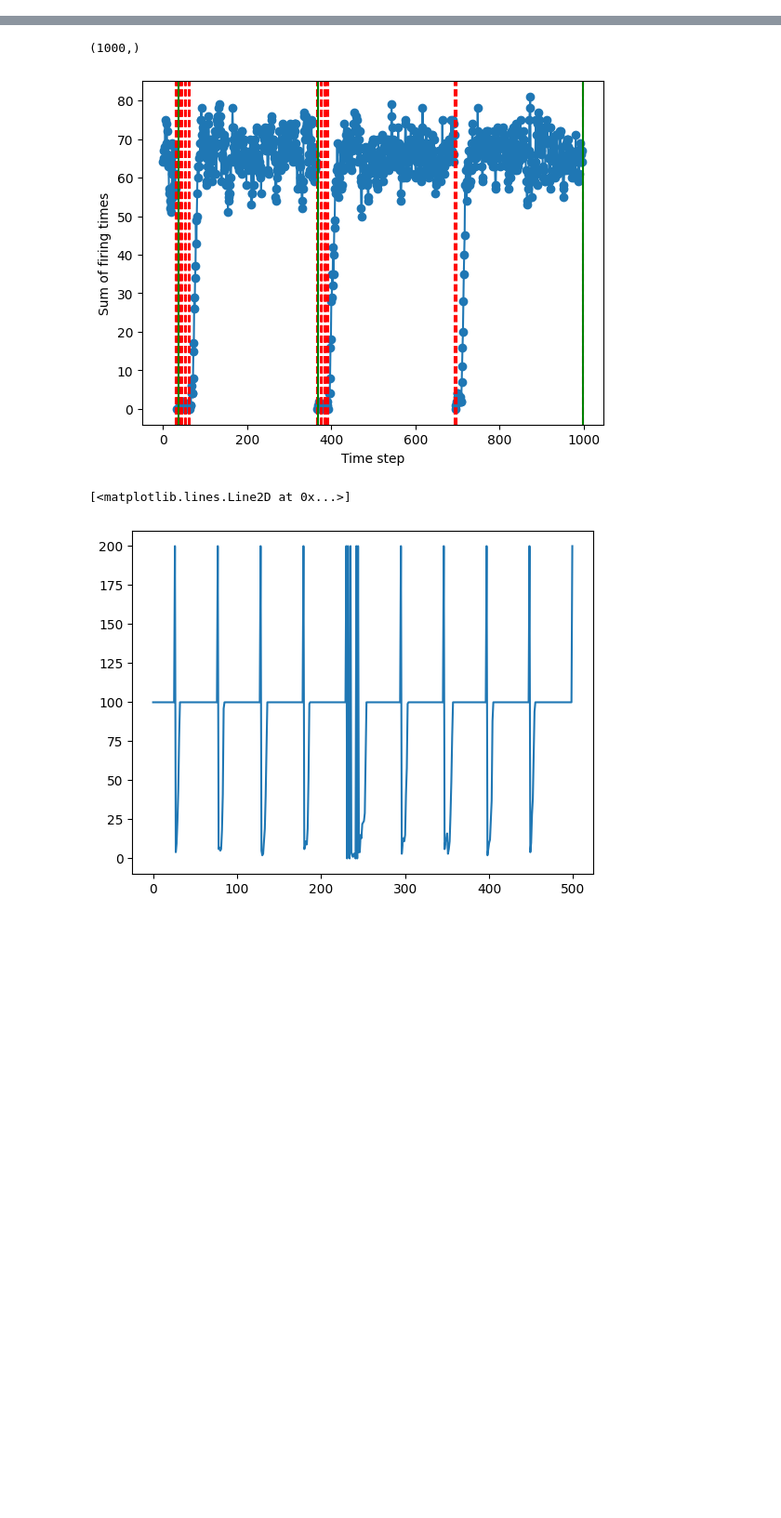
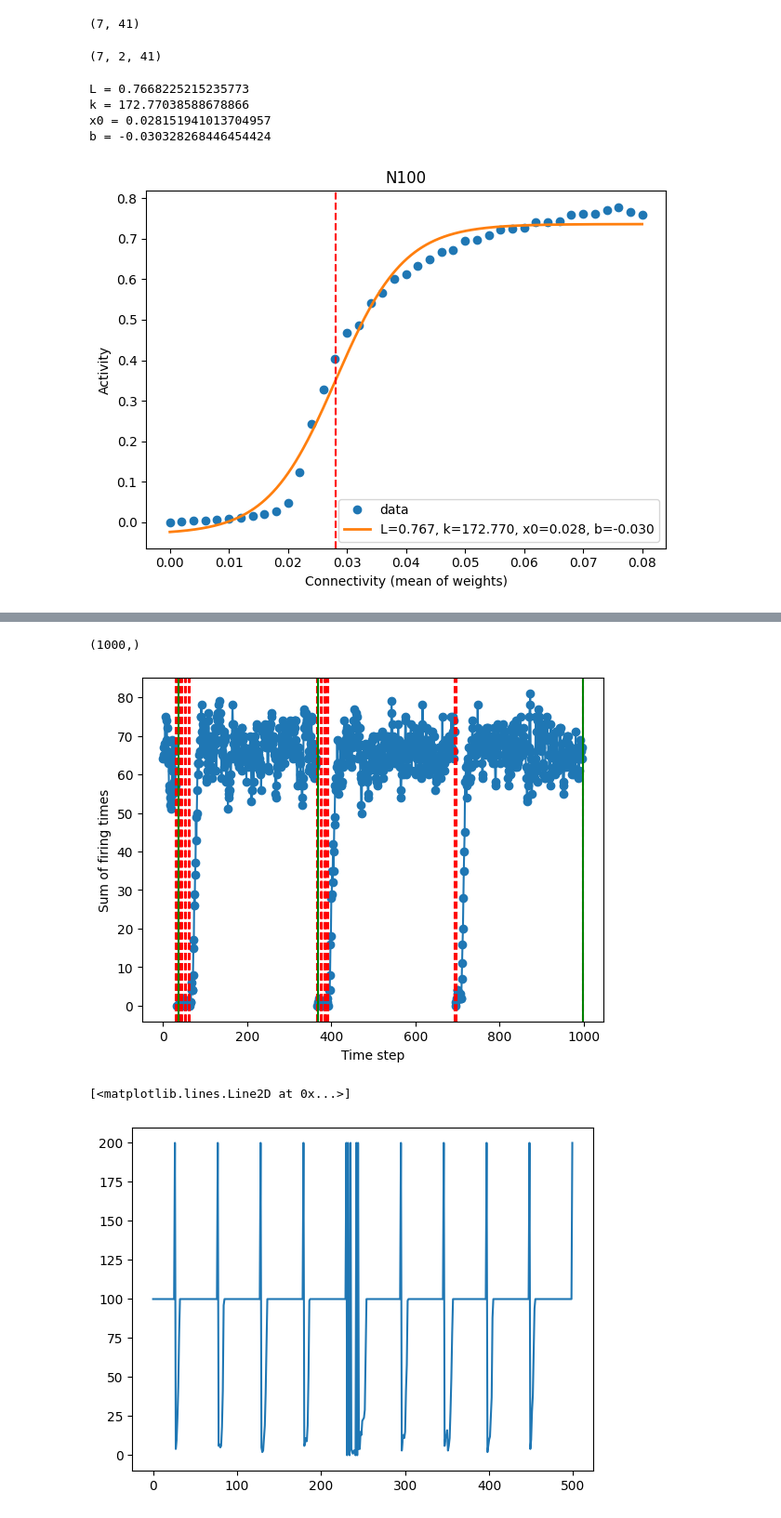
Before and after one commit to hhsherlock/self_organized_criticality, a Jupyter notebook: analysis.ipynb, the cells around one changed output, grey strips where cells are left out. Shown at 93% size. Cells and saved outputs as stored; diff of their text form; code cells hidden in the pictures; blank space fills up the shorter version.

```diff
--- a/analysis.ipynb
+++ b/analysis.ipynb
@@ -19,0 +24,20 @@ dict_keys(['lamb', 'connectivity', 'fire_data', 'initial_connectivity'])
+# %%
+all_test = []
+for i in params:
+    with open(f"/Users/compneuro1/Documents/projects/SOC/static/K_list_N{i}.pkl", "rb") as f:
+        test_new= pickle.load(f)
+        all_test.append(test_new)
+
+Ks_list = []
+As_list = []
+for i in range(len(all_test)):
+    Ks_list.append(all_test[i]["ave_Ks"])
+    As_list.append(all_test[i]["ave_As"])
+
+
+Ks_list = np.array(Ks_list)
+As_list = np.array(As_list)
+# %%
+As_list.shape
+# %% [output]
+(7, 41)
@@ -19,0 +46,50 @@ dict_keys(['lamb', 'connectivity', 'fire_data', 'initial_connectivity'])
+# %%
+both_lists.shape
+# %% [output]
+(7, 2, 41)
+# %%
+from scipy.optimize import curve_fit
+
+x = test['ave_Ks']
+y = test['ave_As']
+
+# Logistic sigmoid
+def sigmoid(x, L, k, x0, b):
+    return L / (1 + np.exp(-k * (x - x0))) + b
+
+# Initial guess
+p0 = [0.8, 300, 0.014, 0]
+
+# Fit
+params, _ = curve_fit(sigmoid, x, y, p0=p0)
+
+L, k, x0, b = params
+
+print("L =", L)
+print("k =", k)
+print("x0 =", x0)
+print("b =", b)
+
+# Smooth curve
+x_fit = np.linspace(min(x), max(x), 500)
+y_fit = sigmoid(x_fit, *params)
+
+plt.plot(x, y, 'o', label='data')
+plt.plot(x_fit, y_fit, '-', linewidth=2, label=f"L={L:.3f}, k={k:.3f}, x0={x0:.3f}, b={b:.3f}")
+
+plt.axvline(x=x0, linestyle='--', color='red')
+
+plt.xlabel("Connectivity (mean of weights)")
+plt.ylabel("Activity")
+
+plt.legend()
+plt.title("N100")
+
+plt.tight_layout()
+# plt.savefig("N100_sig.png", dpi=300)
+# %% [output]
+L = 0.7668225215235773
+k = 172.77038588678866
+x0 = 0.028151941013704957
+b = -0.030328268446454424
+[figure, added]
```
Also changed, not shown: parts of 43 cells of this notebook, 26 other files.
